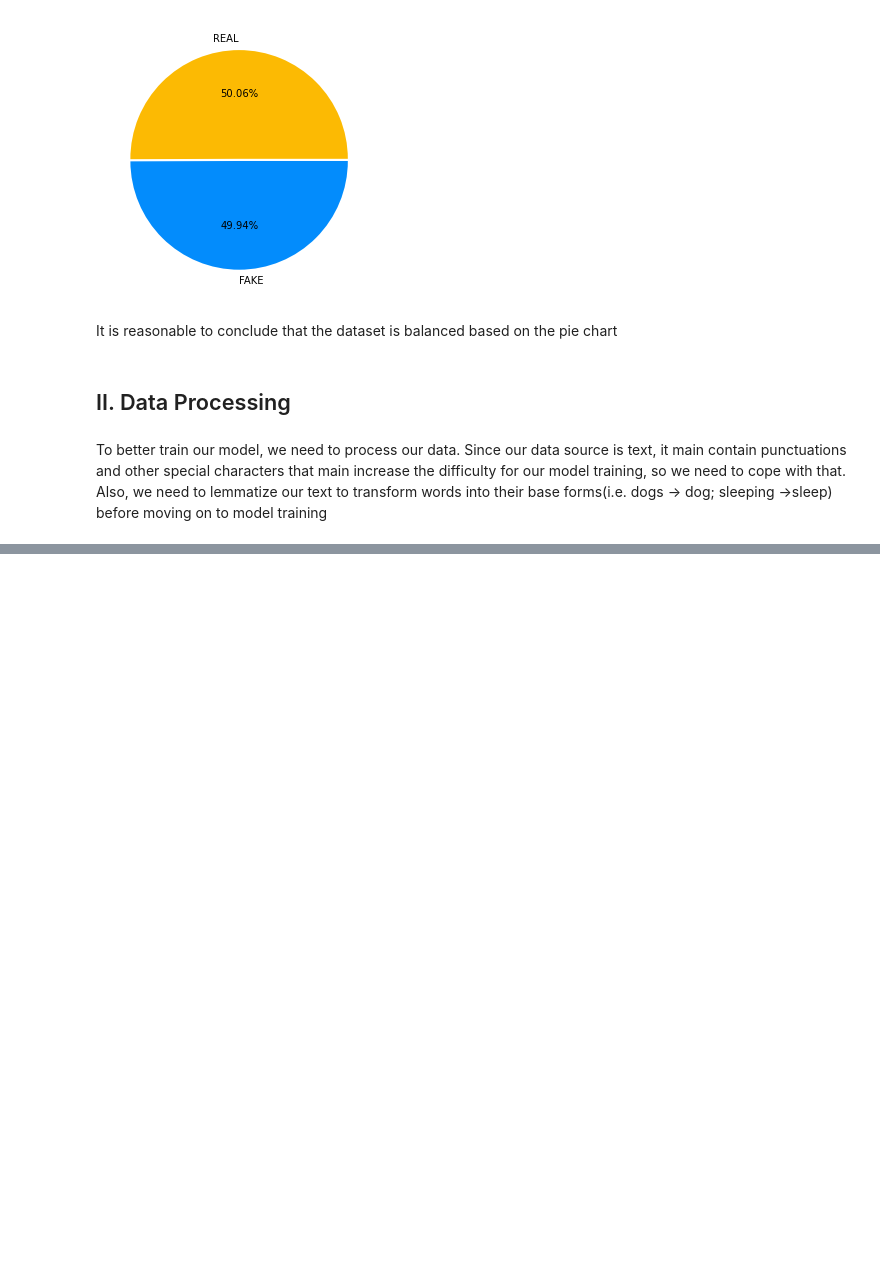
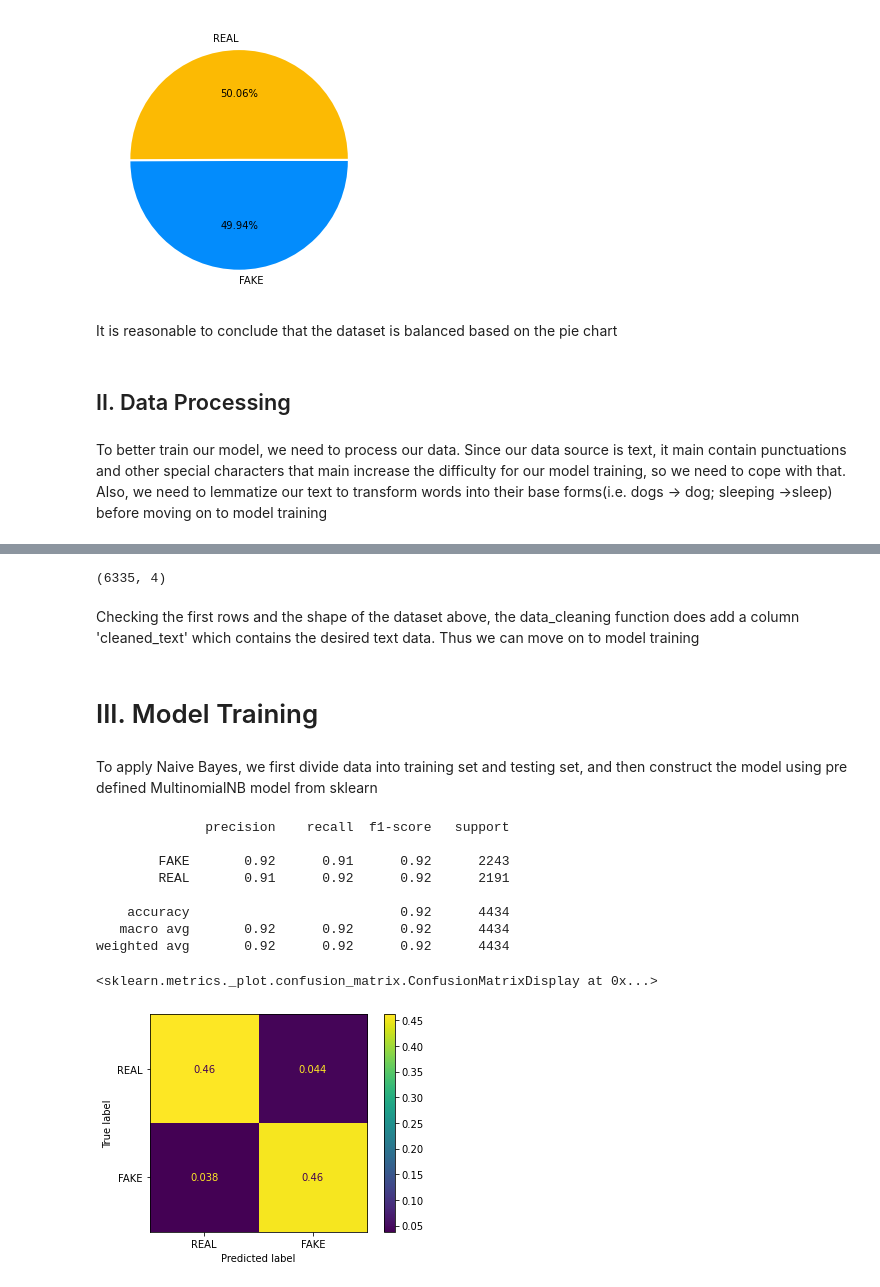
Before and after one commit to William-0320/COMP562-Final-Project, a Jupyter notebook: src/COMP562_Final_Proj.ipynb, the cells around one changed output, grey strips where cells are left out. Cells and saved outputs as stored; diff of their text form; code cells hidden in the pictures; blank space fills up the shorter version.

Commit message:
Completed model

```diff
--- a/src/COMP562_Final_Proj.ipynb
+++ b/src/COMP562_Final_Proj.ipynb
@@ -99,0 +132,39 @@ df.head()
+# %%
+# Print the shape to confirm that we have added an additional column to the dataset
+df.shape
+# %% [output]
+(6335, 4)
+# %% [markdown]
+Checking the first rows and the shape of the dataset above, the data_cleaning function does add a column 'cleaned_text' which contains the desired text data. Thus we can move on to model training
+# %% [markdown]
+# III. Model Training
+# %% [markdown]
+To apply Naive Bayes, we first divide data into training set and testing set, and then construct the model using pre defined MultinomialNB model from sklearn
+# %%
+# Split dataset into training and testing with a ratio of 7:3
+x_train, x_test, y_train, y_test = train_test_split(df['cleaned_text'], df['label'], test_size = 0.3)
+# %%
+# Define the Naive Bayes model. Remove the words that appear in more than 90% of articles or less than 0.3% of articles
+# since they are either not informative or may lead to overfitting
+NaiveBayes = make_pipeline(TfidfVectorizer(min_df=0.003, max_df = 0.9), MultinomialNB())
+
+NaiveBayes.fit(X=x_train, y=y_train)
+y_pred_train = NaiveBayes.predict(x_train)
+train_report = classification_report(y_train, y_pred_train)
+# Print classification report for training set
+print(train_report)
+# Print the confusion matrix
+cm = confusion_matrix(y_train, y_pred_train, normalize = 'all')
+cmd = ConfusionMatrixDisplay(cm, display_labels=['REAL','FAKE'])
+cmd.plot()
+# %% [output]
+              precision    recall  f1-score   support
+
+        FAKE       0.92      0.91      0.92      2243
+        REAL       0.91      0.92      0.92      2191
+
+    accuracy                           0.92      4434
+   macro avg       0.92      0.92      0.92      4434
+weighted avg       0.92      0.92      0.92      4434
+<sklearn.metrics._plot.confusion_matrix.ConfusionMatrixDisplay at 0x...>
+[figure, added]
```
Also changed, not shown: parts of 3 cells of this notebook.
